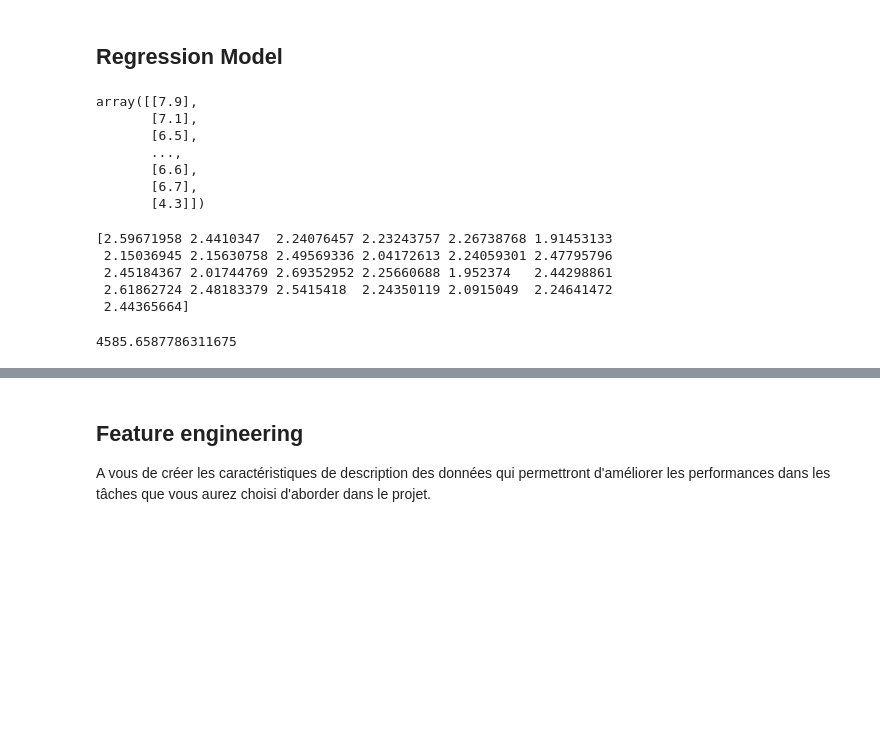
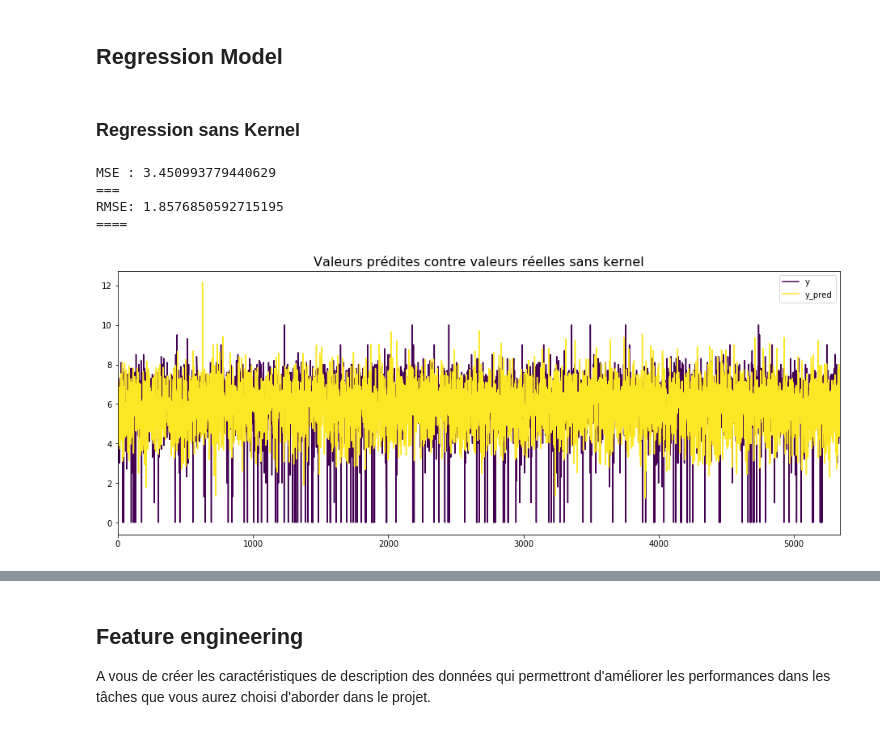
Before and after one commit to ATidiane/IMDb-Data-Analysis, a Jupyter notebook: consignes-Copy2.ipynb, the cells around one changed output, grey strips where cells are left out. Drawn from its saved outputs; the diff is of its cells as text; code cells hidden in the pictures; blank space fills up the shorter version.

Commit message:
regression done

```diff
--- a/consignes-Copy2.ipynb
+++ b/consignes-Copy2.ipynb
@@ -367,10 +405,13 @@ df_X = delete_columns(df_X, cols_to_drop)
 df_X['adult'] = df_X['adult'].apply(int)
 df_X['original_language'] = df_X['original_language'].astype('category').cat.codes
 df_X['release_date'] = df_X['release_date'].apply(lambda x: transform_date(x))
-df_X[df_X.release_date == 0] = df_X.release_date.median()
+df_X.release_date[df_X.release_date == 0] = df_X.release_date.median()
 
+# Drop NaN values
+df_X = df_X.dropna()
 # Transform to numpy arrays
 X, y = df_X.values, df_y.values
-
+# Normalize data
+X = normalize(X)
 # Create LabeledSet
 regressor_set = createLabeledSet(X, y)
@@ -424,32 +482,28 @@ class Regressor(cl.Classifier):
-# %%
-regressor_set.y
-# %% [output]
-array([[7.9],
-       [7.1],
-       [6.5],
-       ...,
-       [6.6],
-       [6.7],
-       [4.3]])
-# %%
-# Declaring variables
-dimension_kernel = regressor_set.x.shape[1] + 1
-
-# Declaring kernels
-kernel_bias = cl.KernelBias()
-
-# Declaring Regressor
-regressor = Regressor(dimension_kernel, 0.001, kernel_bias, 1)
-
-# Training Regressor
-regressor.train(regressor_set)
-# %% [output]
-[2.59671958 2.4410347  2.24076457 2.23243757 2.26738768 1.91453133
- 2.15036945 2.15630758 2.49569336 2.04172613 2.24059301 2.47795796
- 2.45184367 2.01744769 2.69352952 2.25660688 1.952374   2.44298861
- 2.61862724 2.48183379 2.5415418  2.24350119 2.0915049  2.24641472
- 2.44365664]
-# %%
-regressor.predict(regressor_set.getX(0))
-# %% [output]
-4585.6587786311675
+# %%
+# Splitting data
+train_set, test_set = split(regressor_set, 0.2)
+# %%
+# Declaring kernels
+nokernel = cl.NoKernel()
+kernel_bias = cl.KernelBias()
+kernel_poly = cl.KernelPolytwo()
+# %% [markdown]
+### Regression sans Kernel
+# %%
+# Declaring Regressor
+regressor = Regressor(regressor_set.x.shape[1], 0.1, nokernel, 200)
+# Training Regressor
+regressor.train(train_set)
+# Testing Regressor
+y_pred = regressor.predict(test_set.x)
+# Scoring
+regressor.accuracy(test_set)
+# Plotting Results
+regressor.plot_results(test_set.y, y_pred,
+                       'Valeurs prédites contre valeurs réelles sans kernel')
+# %% [output]
+MSE : 3.450993779440629
+===
+RMSE: 1.8576850592715195
+====
+[figure, added]
```
Also changed, not shown: parts of 9 cells of this notebook, 1 other file.
